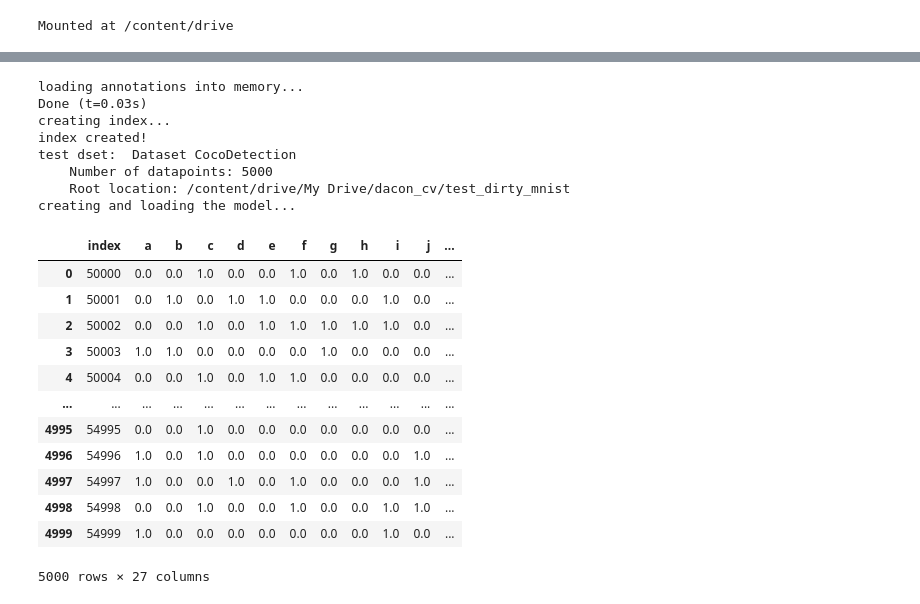
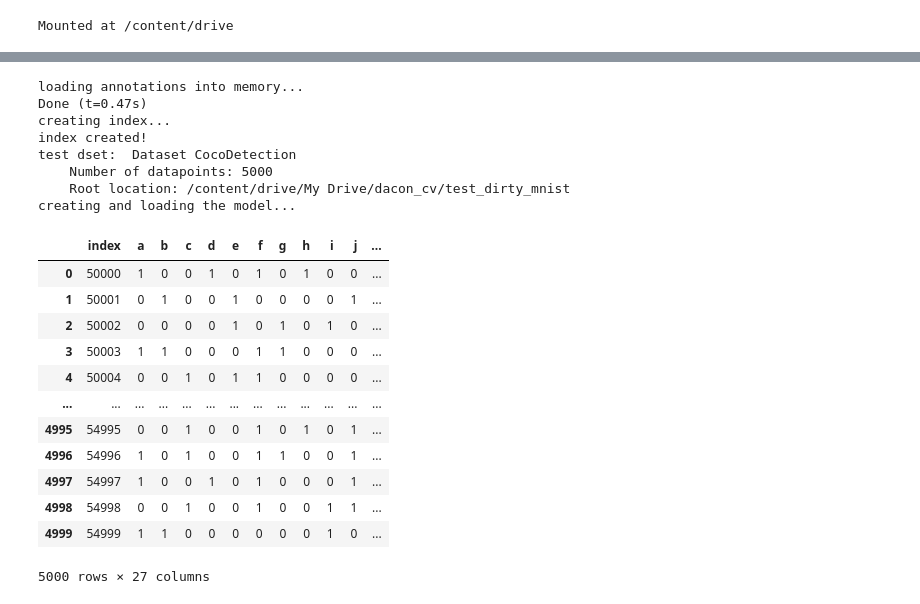
Before and after one commit to YBIGTA-VacationProject/DaconComputerVision, a Jupyter notebook: Taejin/TResNet.ipynb, the cells around one changed output, grey strips where cells are left out. Saved outputs shown, nothing was run; the diff lists cells and outputs as text; code cells hidden in the pictures.

```diff
--- a/Taejin/TResNet.ipynb
+++ b/Taejin/TResNet.ipynb
@@ -407,14 +498,16 @@ Epoch [77/80], Step [000/157], LR 1.2e-06, Loss: 430.8
 import torch
 from src.helper_functions.helper_functions import mAP, CocoDetection, CutoutPIL, ModelEma, add_weight_decay
 from src.loss_functions.losses import AsymmetricLoss, AsymmetricLossOptimized
+import torchvision.transforms as transforms
 from src.models import create_model
 import argparse
+import easydict
 import numpy as np
 import pandas as pd
 
 
 # parsing args
-args = easydict.EasyDict({ "model_path": "./models/model-highest.pth",
+args = easydict.EasyDict({ "model_path": "/content/drive/My Drive/dacon_cv/ASL/model_hard_set/model-highest.pth",
                           "model_name": "tresnet_m",
                           "workers": 4,
                           "dataset_type": "MS-COCO",
@@ -456,7 +549,7 @@ for idx, sample in enumerate(test_data_loader):
         images = sample[0].cuda()
         probs  = model(images)
         probs = probs.cpu().detach().numpy()
-        preds = (probs > 0.7)
+        preds = (probs > 0.8)
 
         # 예측 결과를
         # prediction_array에 입력
@@ -464,7 +557,7 @@ for idx, sample in enumerate(test_data_loader):
         prediction_array[batch_index: batch_index + images.shape[0],:] = preds.astype(int)
 # %% [output]
 loading annotations into memory...
-Done (t=0.03s)
+Done (t=0.47s)
 creating index...
 index created!
 test dset:  Dataset CocoDetection
@@ -472,21 +565,22 @@ test dset:  Dataset CocoDetection
     Root location: /content/drive/My Drive/dacon_cv/test_dirty_mnist
 creating and loading the model...
 # %%
-sample_submission = pd.read_csv("../sample_submission.csv")
+sample_submission = pd.read_csv("/content/drive/My Drive/dacon_cv/sample_submission.csv")
 sample_submission.iloc[:,1:] = prediction_array
-sample_submission.to_csv("prediction.csv", index = False)
+sample_submission = sample_submission.astype('int32')
+sample_submission.to_csv("prediction_hard_set_8.csv", index = False)
 sample_submission
 # %% [output]
 |  | index | a | b | c | d | e | f | g | h | i | j | ... |
-| 0 | 50000 | 0.0 | 0.0 | 1.0 | 0.0 | 0.0 | 1.0 | 0.0 | 1.0 | 0.0 | 0.0 | ... |
-| 1 | 50001 | 0.0 | 1.0 | 0.0 | 1.0 | 1.0 | 0.0 | 0.0 | 0.0 | 1.0 | 0.0 | ... |
-| 2 | 50002 | 0.0 | 0.0 | 1.0 | 0.0 | 1.0 | 1.0 | 1.0 | 1.0 | 1.0 | 0.0 | ... |
-| 3 | 50003 | 1.0 | 1.0 | 0.0 | 0.0 | 0.0 | 0.0 | 1.0 | 0.0 | 0.0 | 0.0 | ... |
-| 4 | 50004 | 0.0 | 0.0 | 1.0 | 0.0 | 1.0 | 1.0 | 0.0 | 0.0 | 0.0 | 0.0 | ... |
+| 0 | 50000 | 1 | 0 | 0 | 1 | 0 | 1 | 0 | 1 | 0 | 0 | ... |
+| 1 | 50001 | 0 | 1 | 0 | 0 | 1 | 0 | 0 | 0 | 0 | 1 | ... |
+| 2 | 50002 | 0 | 0 | 0 | 0 | 1 | 0 | 1 | 0 | 1 | 0 | ... |
+| 3 | 50003 | 1 | 1 | 0 | 0 | 0 | 1 | 1 | 0 | 0 | 0 | ... |
+| 4 | 50004 | 0 | 0 | 1 | 0 | 1 | 1 | 0 | 0 | 0 | 0 | ... |
 | ... | ... | ... | ... | ... | ... | ... | ... | ... | ... | ... | ... | ... |
-| 4995 | 54995 | 0.0 | 0.0 | 1.0 | 0.0 | 0.0 | 0.0 | 0.0 | 0.0 | 0.0 | 0.0 | ... |
-| 4996 | 54996 | 1.0 | 0.0 | 1.0 | 0.0 | 0.0 | 0.0 | 0.0 | 0.0 | 0.0 | 1.0 | ... |
-| 4997 | 54997 | 1.0 | 0.0 | 0.0 | 1.0 | 0.0 | 1.0 | 0.0 | 0.0 | 0.0 | 1.0 | ... |
-| 4998 | 54998 | 0.0 | 0.0 | 1.0 | 0.0 | 0.0 | 1.0 | 0.0 | 0.0 | 1.0 | 1.0 | ... |
-| 4999 | 54999 | 1.0 | 0.0 | 0.0 | 0.0 | 0.0 | 0.0 | 0.0 | 0.0 | 1.0 | 0.0 | ... |
+| 4995 | 54995 | 0 | 0 | 1 | 0 | 0 | 1 | 0 | 1 | 0 | 1 | ... |
+| 4996 | 54996 | 1 | 0 | 1 | 0 | 0 | 1 | 1 | 0 | 0 | 1 | ... |
+| 4997 | 54997 | 1 | 0 | 0 | 1 | 0 | 1 | 0 | 0 | 0 | 1 | ... |
+| 4998 | 54998 | 0 | 0 | 1 | 0 | 0 | 1 | 0 | 0 | 1 | 1 | ... |
+| 4999 | 54999 | 1 | 1 | 0 | 0 | 0 | 0 | 0 | 0 | 1 | 0 | ... |
 5000 rows × 27 columns
```
Also changed, not shown: parts of 24 cells of this notebook, 1 other file.
